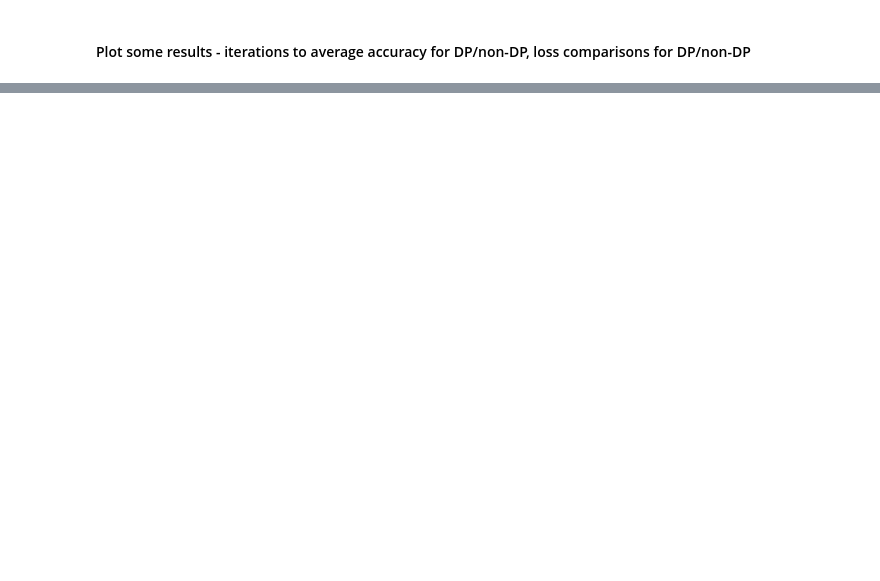
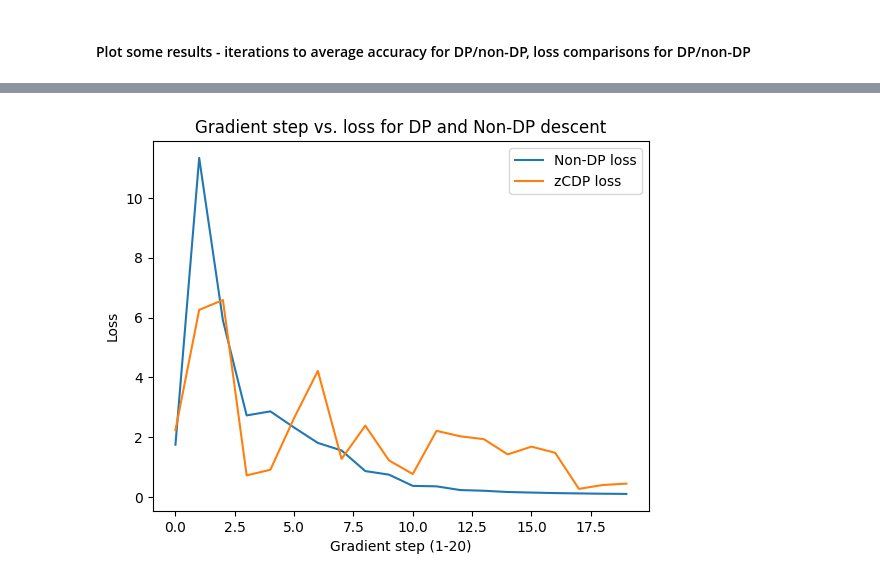
Before and after one commit to jbellizia/cs-3110-final, a Jupyter notebook: Final.ipynb, the cells around one changed output, grey strips where cells are left out. Cells and saved outputs as stored; diff of their text form; code cells hidden in the pictures; blank space fills up the shorter version.

Commit message:
added loss graphs

```diff
--- a/Final.ipynb
+++ b/Final.ipynb
@@ -254,0 +255,20 @@ plt.show()
+# %%
+# compare non-DP, zCDP model losses for a given split of the data over 20 gradient steps each, same rho as above for zCDP
+# shuffle first to keep it interesting!
+X_train, X_test, y_train, y_test = re_shuffle(frisbee)
+gradient_steps = 20
+# non_DP gradient descent
+theta_non_DP, losses_non_DP = gradient_descent(gradient_steps)
+# DP gradient descent
+theta_zCDP, losses_zCDP = gradient_descent_zCDP(gradient_steps, rho)
+plt.plot([i for i in range(gradient_steps)], losses_non_DP, label='Non-DP loss')
+plt.plot([i for i in range(gradient_steps)], losses_zCDP, label='zCDP loss')
+plt.xlabel('Gradient step (1-20)')
+plt.ylabel('Loss')
+plt.title('Gradient step vs. loss for DP and Non-DP descent')
+plt.legend()
+plt.show()
+# note, i think the peak at the beginning of the graph is due to an overshooting of the first step of the gradient descent--
+# I'm no expert on these models, but if I had to guess why loss peaks here and THEN goes down (which is the expected behavior) I think thats why
+# %% [output]
+[figure, added]
```
Also changed, not shown: parts of 4 cells of this notebook.
